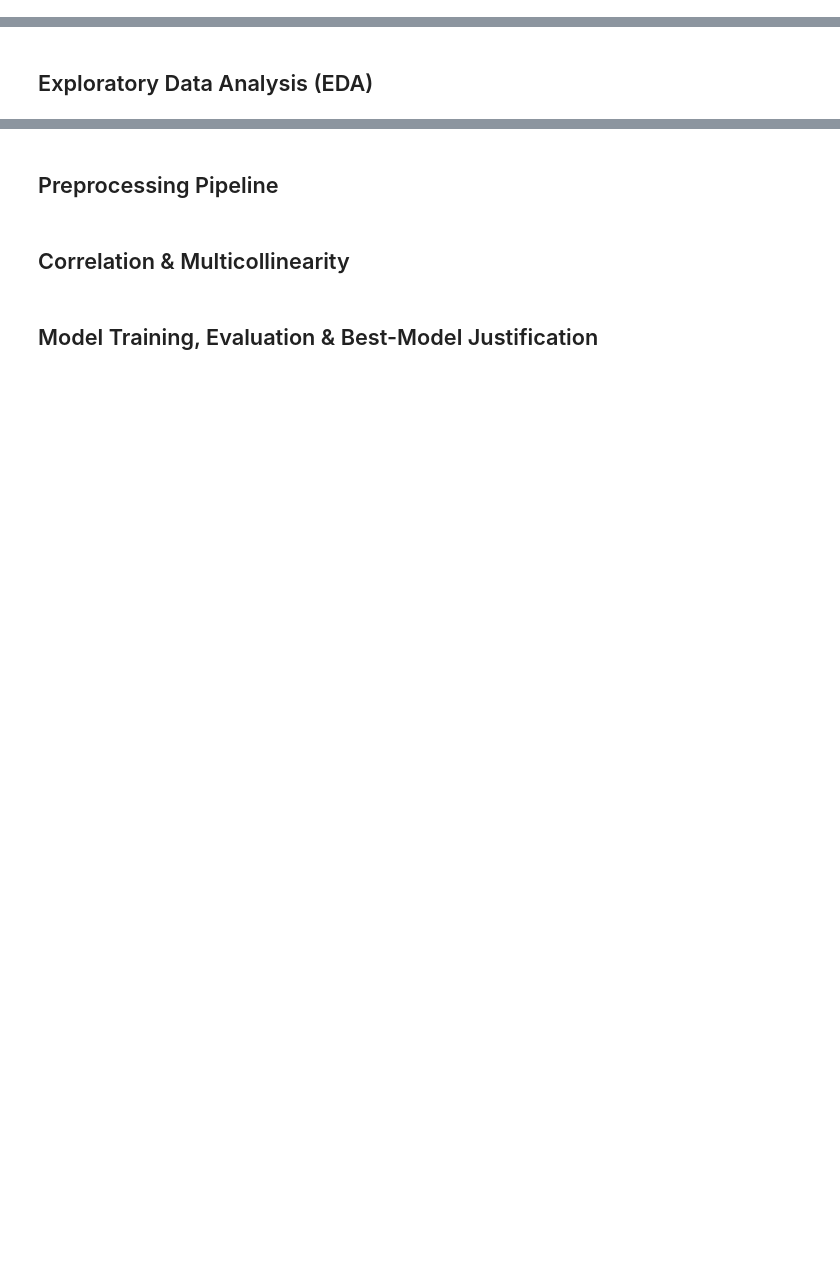
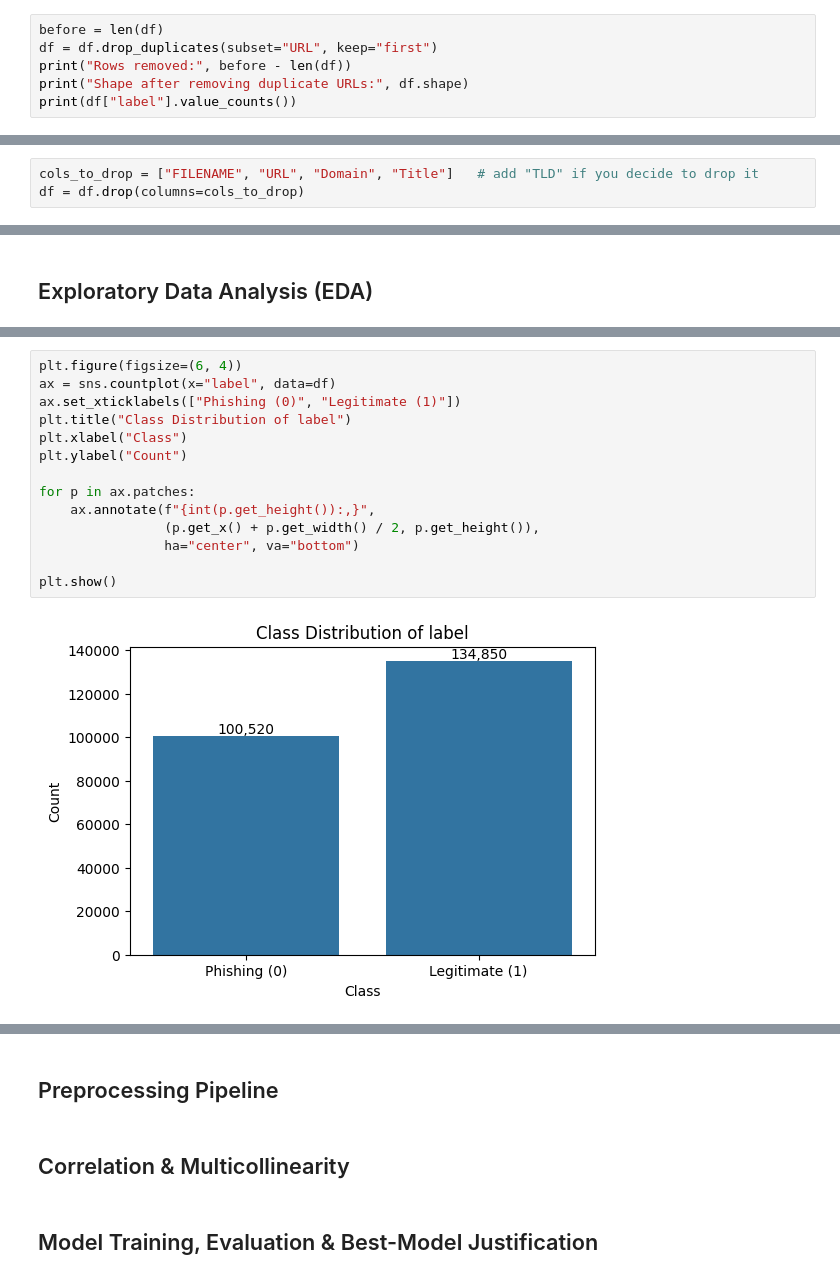
Before and after one commit to nafisa-n01/Phishing-URL-Detection, a Jupyter notebook: Phishing_URL_Detection.ipynb, the cells around one changed output, grey strips where cells are left out. Saved outputs shown, nothing was run; the diff lists cells and outputs as text; blank space fills up the shorter version.

```diff
--- a/Phishing_URL_Detection.ipynb
+++ b/Phishing_URL_Detection.ipynb
@@ -253,0 +336,6 @@ legit[page_cols].sample(4, random_state=42)
+# %%
+before = len(df)
+df = df.drop_duplicates(subset="URL", keep="first")
+print("Rows removed:", before - len(df))
+print("Shape after removing duplicate URLs:", df.shape)
+print(df["label"].value_counts())
@@ -253,0 +362,3 @@ legit[page_cols].sample(4, random_state=42)
+# %%
+cols_to_drop = ["FILENAME", "URL", "Domain", "Title"]   # add "TLD" if you decide to drop it
+df = df.drop(columns=cols_to_drop)
@@ -255,0 +494,16 @@ legit[page_cols].sample(4, random_state=42)
+# %%
+plt.figure(figsize=(6, 4))
+ax = sns.countplot(x="label", data=df)
+ax.set_xticklabels(["Phishing (0)", "Legitimate (1)"])
+plt.title("Class Distribution of label")
+plt.xlabel("Class")
+plt.ylabel("Count")
+
+for p in ax.patches:
+    ax.annotate(f"{int(p.get_height()):,}",
+                (p.get_x() + p.get_width() / 2, p.get_height()),
+                ha="center", va="bottom")
+
+plt.show()
+# %% [output]
+[figure, added]
```
Also changed, not shown: parts of 43 cells of this notebook.
